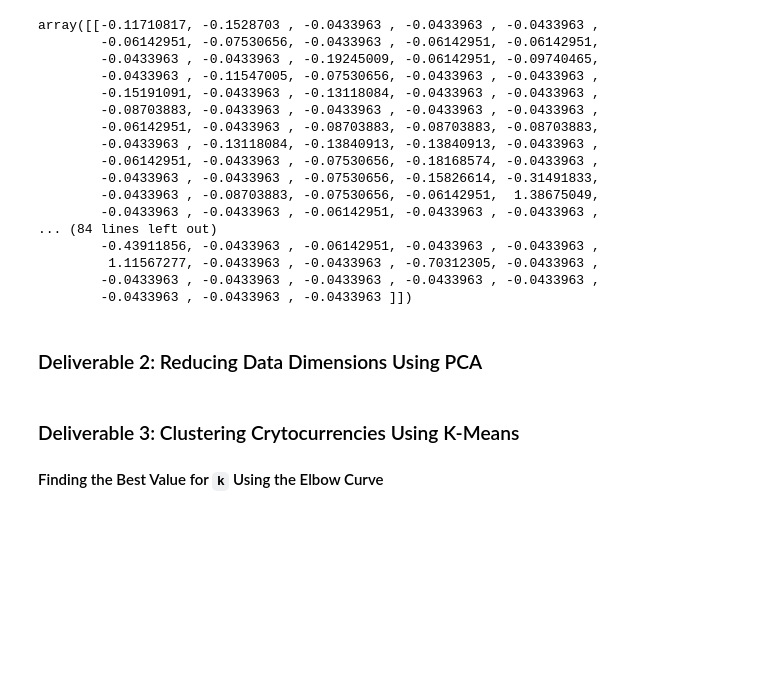
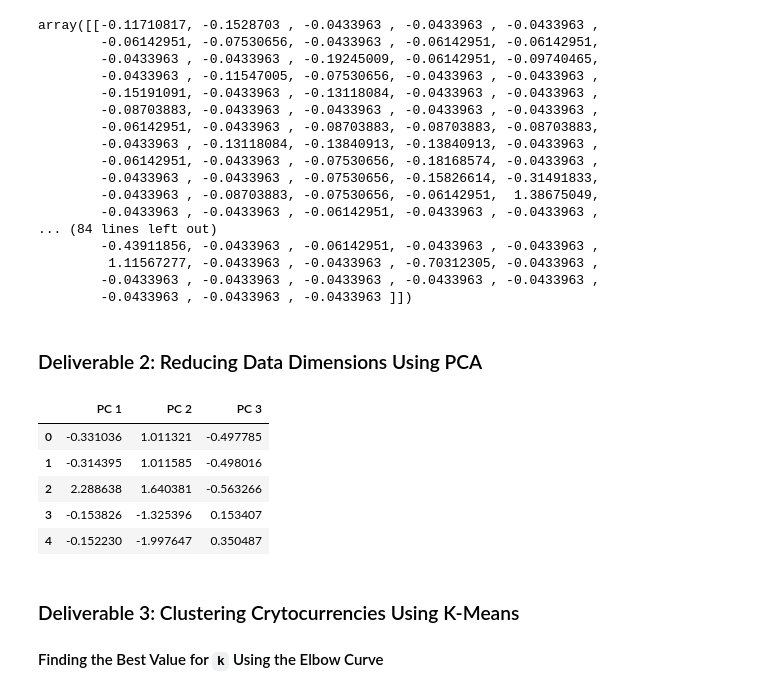
Before and after one commit to ahmed17777/Cryptocurrencies, a Jupyter notebook: crypto_clustering.ipynb, the cells around one changed output. Drawn from its saved outputs; the diff is of its cells as text; code cells hidden in the pictures; blank space fills up the shorter version.

```diff
--- a/crypto_clustering.ipynb
+++ b/crypto_clustering.ipynb
@@ -211,10 +211,24 @@ array([[-0.11710817, -0.1528703 , -0.0433963 , -0.0433963 , -0.0433963 ,
 ### Deliverable 2: Reducing Data Dimensions Using PCA
 # %%
 # Using PCA to reduce dimension to three principal components.
-# YOUR CODE HERE
+# Initialize PCA model
+pca = PCA(n_components = 3)
+
+# Get 3 principal components for the data
+X_pca = pca.fit_transform(X_scaled)
 # %%
 # Create a DataFrame with the three principal components.
-# YOUR CODE HERE
+pcs_df = pd.DataFrame(
+    data=X_pca, columns=["PC 1", "PC 2", "PC 3"]
+)
+pcs_df.head()
+# %% [output]
+|  | PC 1 | PC 2 | PC 3 |
+| 0 | -0.331036 | 1.011321 | -0.497785 |
+| 1 | -0.314395 | 1.011585 | -0.498016 |
+| 2 | 2.288638 | 1.640381 | -0.563266 |
+| 3 | -0.153826 | -1.325396 | 0.153407 |
+| 4 | -0.152230 | -1.997647 | 0.350487 |
 # %% [markdown]
 ### Deliverable 3: Clustering Crytocurrencies Using K-Means
 
```
